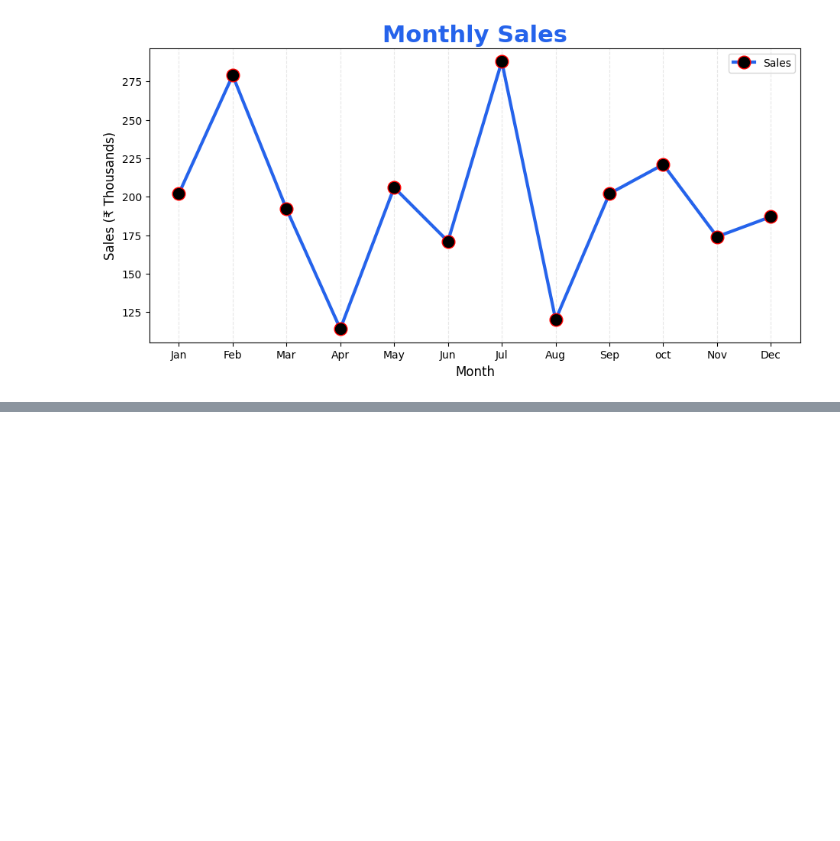
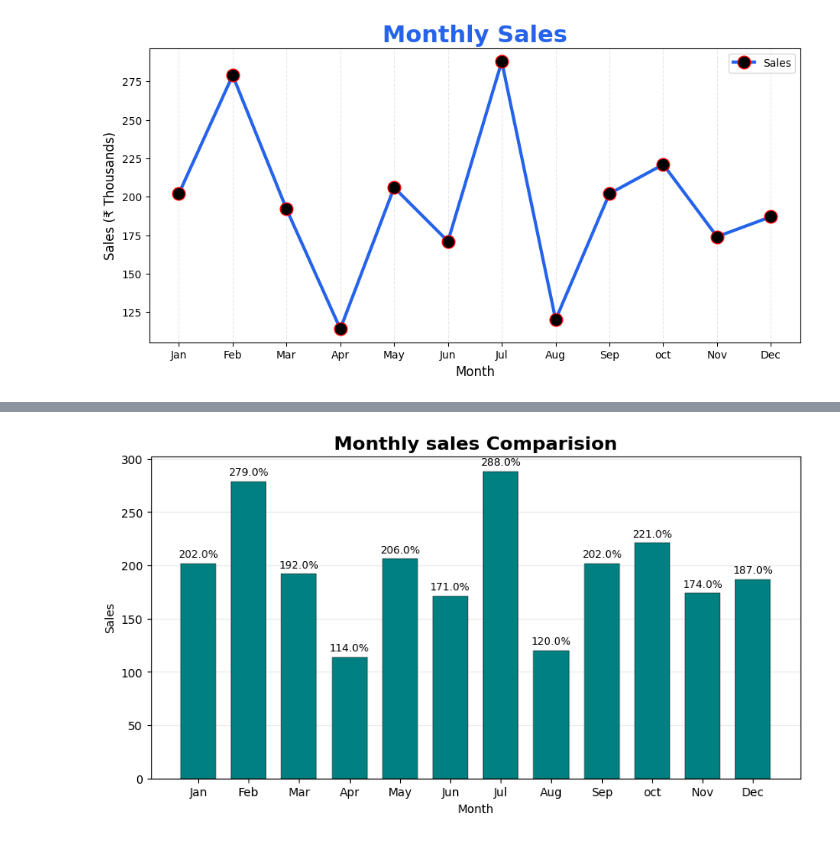
Before and after one commit to datasciencekibaatein/Business-Analyst-Batch-109, a Jupyter notebook: Matplotlib/lecture01.ipynb, the cells around one changed output, grey strips where cells are left out. Cells and saved outputs as stored; diff of their text form; code cells hidden in the pictures; blank space fills up the shorter version.

```diff
--- a/Matplotlib/lecture01.ipynb
+++ b/Matplotlib/lecture01.ipynb
@@ -106,0 +134,23 @@ plt.show()
+# %%
+fig,ax = plt.subplots(figsize=(10,5))
+
+bars = ax.bar(
+    df['Month'],
+    df['Sales'],
+    color='teal',
+    width=0.7,
+    edgecolor='black',
+    linewidth=0.3
+    )
+
+ax.bar_label(bars,fmt='%.1f%%',padding=3,fontsize=9)
+
+ax.set_title("Monthly sales Comparision",fontsize=16,fontweight='bold')
+ax.grid(axis='y',alpha=0.25)
+ax.set_axisbelow(True)
+ax.set_xlabel("Month")
+ax.set_ylabel("Sales")
+
+plt.show()
+# %% [output]
+[figure, added]
```
Also changed, not shown: parts of 17 cells of this notebook, 1 other file.
